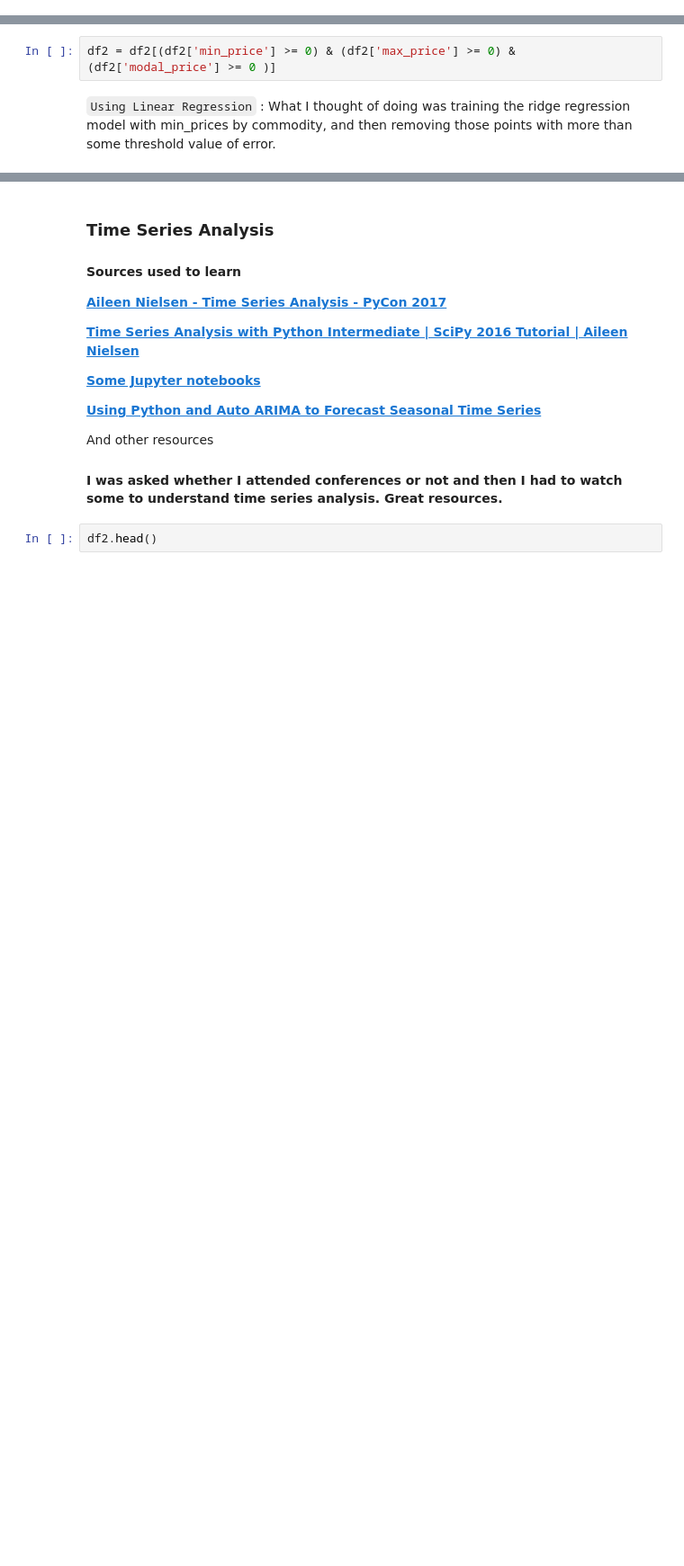
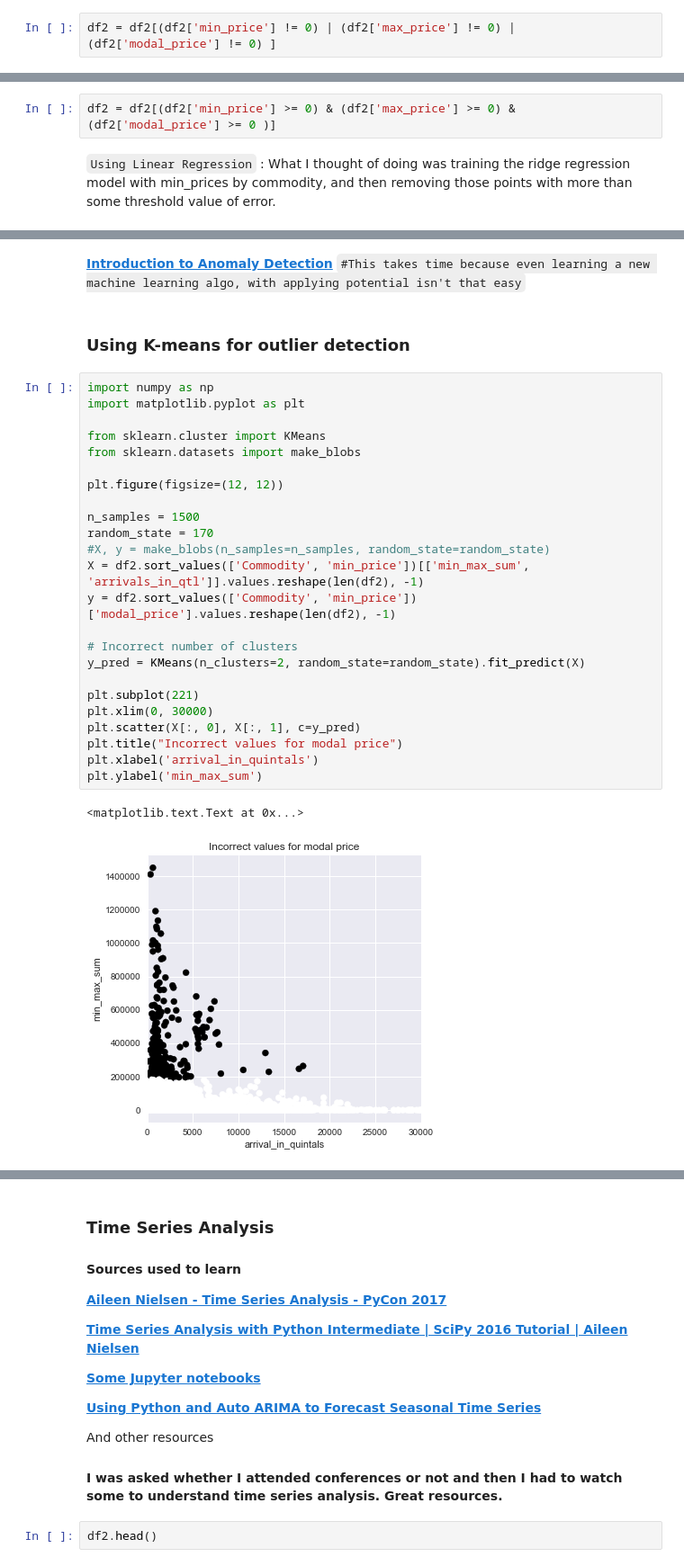
Before and after one commit to sirius0503/Trends_In_APMC, a Jupyter notebook: apmc_trends.ipynb, the cells around one changed output, grey strips where cells are left out. Shown at 90% size. Drawn from its saved outputs; the diff is of its cells as text; blank space fills up the shorter version.

Commit message:
Try K-means for outlier detection

```diff
--- a/apmc_trends.ipynb
+++ b/apmc_trends.ipynb
@@ -292,3 +298,5 @@ df2['Commodity'] = df2['Commodity'].str.lower()
+# %%
+df2 = df2[(df2['min_price'] != 0) | (df2['max_price'] != 0) | (df2['modal_price'] != 0) ]
 # %% [markdown]
 ### Scatterplot of 'min_price' vs 'max_price' for df2
 # %%
@@ -354 +362,32 @@ R-squared score (test): -3.787
 Number of non-zero features: 2
+# %% [markdown]
+__[Introduction to Anomaly Detection](https://www.kdnuggets.com/2017/04/datascience-introduction-anomaly-detection.html)__ `#This takes time because even learning a new machine learning algo, with applying potential isn't that easy`
+# %% [markdown]
+### Using K-means for outlier detection
+# %%
+import numpy as np
+import matplotlib.pyplot as plt
+
+from sklearn.cluster import KMeans
+from sklearn.datasets import make_blobs
+
+plt.figure(figsize=(12, 12))
+
+n_samples = 1500
+random_state = 170
+#X, y = make_blobs(n_samples=n_samples, random_state=random_state)
+X = df2.sort_values(['Commodity', 'min_price'])[['min_max_sum', 'arrivals_in_qtl']].values.reshape(len(df2), -1)
+y = df2.sort_values(['Commodity', 'min_price'])['modal_price'].values.reshape(len(df2), -1)
+
+# Incorrect number of clusters
+y_pred = KMeans(n_clusters=2, random_state=random_state).fit_predict(X)
+
+plt.subplot(221)
+plt.xlim(0, 30000)
+plt.scatter(X[:, 0], X[:, 1], c=y_pred)
+plt.title("Incorrect values for modal price")
+plt.xlabel('arrival_in_quintals')
+plt.ylabel('min_max_sum')
+# %% [output]
+<matplotlib.text.Text at 0x...>
+[figure, added]
```
Also changed, not shown: parts of 12 cells of this notebook.
